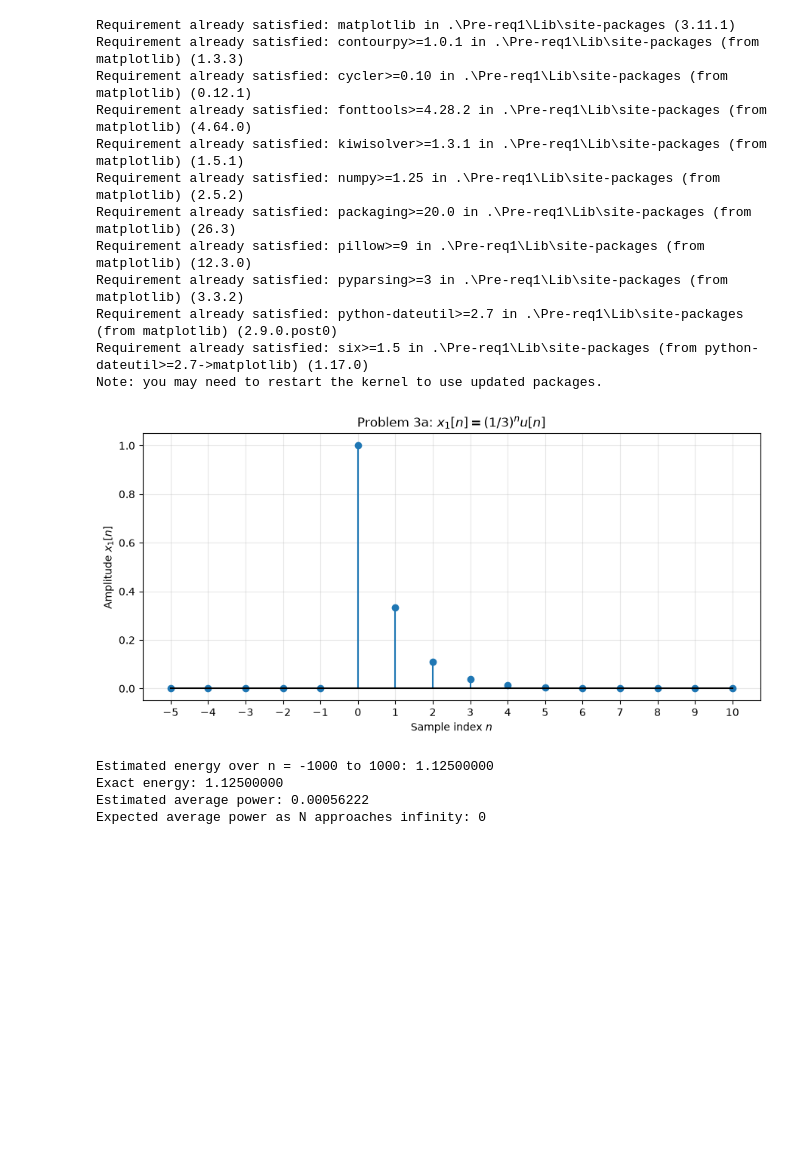
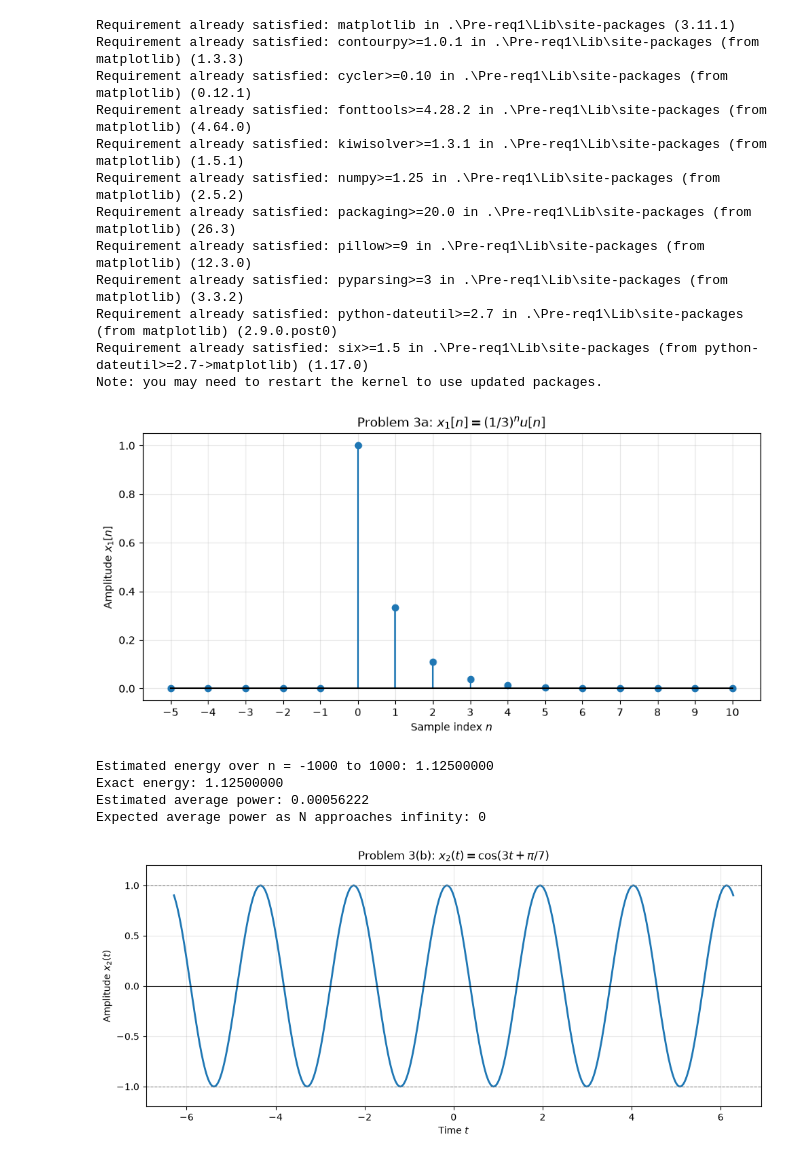
Before and after one commit to devtriplett81/Signals-and-Systems, a Jupyter notebook: Devaughn_Triplett_Preset1.ipynb, the cells around one changed output. Cells and saved outputs as stored; diff of their text form; code cells hidden in the pictures; blank space fills up the shorter version.

Commit message:
All graphs finished

```diff
--- a/Devaughn_Triplett_Preset1.ipynb
+++ b/Devaughn_Triplett_Preset1.ipynb
@@ -29,30 +29,122 @@ N = 1000
 n_test = np.arange(-N,N+1)
 x1_test = np.zeros_like(n_test, dtype=float)
 nonnegative_test = n_test >= 0
 x1_test[nonnegative_test] = (1/3)**n_test[nonnegative_test].astype(float)
 
 energy_x1 = np.sum(np.abs(x1_test)**2)
 power_x1 = energy_x1 / (2 * N + 1)
 
 print(f"Estimated energy over n = {-N} to {N}: {energy_x1:.8f}")
 print(f"Exact energy: {9/8:.8f}")
 print(f"Estimated average power: {power_x1:.8f}")
 print("Expected average power as N approaches infinity: 0")
+
+import numpy as np
+import matplotlib.pyplot as plt
+
+# x2(t) = cos(3t + pi/7)
+
+# Values for plotting
+t_plot = np.linspace(-2 * np.pi, 2 * np.pi, 3000)
+x2_plot = np.cos(3 * t_plot + np.pi / 7)
+
+# continuous-time signal
+plt.figure(figsize=(10, 4.5))
+plt.plot(t_plot, x2_plot, linewidth=2)
+plt.axhline(0, color="black", linewidth=0.8)
+plt.axhline(1, color="gray", linestyle="--", linewidth=0.8)
+plt.axhline(-1, color="gray", linestyle="--", linewidth=0.8)
+
+plt.title(r"Problem 3(b): $x_2(t)=\cos(3t+\pi/7)$")
+plt.xlabel(r"Time $t$")
+plt.ylabel(r"Amplitude $x_2(t)$")
+plt.ylim(-1.2, 1.2)
+plt.grid(True, alpha=0.3)
+plt.tight_layout()
+plt.show()
+
+# confirm that energy increases without bound
+# while average power approaches 1/2
+dt = 0.001
+
+print("Window half-width T | Energy on [-T,T] | Average power")
+
+for T in [10, 50, 200]:
+    t_test = np.arange(-T, T, dt)
+    x2_test = np.cos(3 * t_test + np.pi / 7)
+
+    energy_x2 = np.sum(np.abs(x2_test) ** 2) * dt
+    power_x2 = energy_x2 / (2 * T)
+
+    print(f"{T:19d} | {energy_x2:16.6f} | {power_x2:.6f}")
+
+print("Energy keeps increasing as T increases, so E_infinity = infinity.")
+print("Average power approaches 0.5.")
+
+# x3[n] = sin(pi*n/3 + pi/10)
+
+# Values for plotting
+n_plot = np.arange(-6, 19)
+x3_plot = np.sin(np.pi * n_plot / 3 + np.pi / 10)
+
+# Plot discrete-time signal
+plt.figure(figsize=(10, 4.5))
+plt.stem(n_plot, x3_plot, basefmt="k-")
+plt.axhline(1, color="gray", linestyle="--", linewidth=0.8)
+plt.axhline(-1, color="gray", linestyle="--", linewidth=0.8)
+
+plt.title(r"Problem 3(c): $x_3[n]=\sin(\pi n/3+\pi/10)$")
+plt.xlabel(r"Sample index $n$")
+plt.ylabel(r"Amplitude $x_3[n]$")
+plt.xticks(n_plot)
+plt.ylim(-1.2, 1.2)
+plt.grid(True, alpha=0.3)
+plt.tight_layout()
+plt.show()
+
+# Confirm fundamental period N0 = 6
+n_check = np.arange(-20, 21)
+
+x3_now = np.sin(np.pi * n_check / 3 + np.pi / 10)
+x3_shifted = np.sin(np.pi * (n_check + 6) / 3 + np.pi / 10)
+
+period_six_verified = np.allclose(x3_now, x3_shifted)
+
+# Calculate energy and power over one period
+n_period = np.arange(0, 6)
+x3_period = np.sin(np.pi * n_period / 3 + np.pi / 10)
+
+energy_one_period = np.sum(np.abs(x3_period) ** 2)
+power_x3 = energy_one_period / 6
+
+print(f"Does x3[n + 6] equal x3[n]? {period_six_verified}")
+print(f"Energy in one period: {energy_one_period:.8f}")
+print(f"Average power: {power_x3:.8f}")
+
+# Show that total energy increases without bound
+print("\nNumber of periods | Energy over those periods")
+
+for number_of_periods in [1, 5, 20, 100]:
+    total_energy = number_of_periods * energy_one_period
+    print(f"{number_of_periods:17d} | {total_energy:.6f}")
+
+print("Energy grows without bound, so E_infinity = infinity.")
 # %% [output]
 Requirement already satisfied: matplotlib in .\Pre-req1\Lib\site-packages (3.11.1)
 Requirement already satisfied: contourpy>=1.0.1 in .\Pre-req1\Lib\site-packages (from matplotlib) (1.3.3)
 Requirement already satisfied: cycler>=0.10 in .\Pre-req1\Lib\site-packages (from matplotlib) (0.12.1)
 Requirement already satisfied: fonttools>=4.28.2 in .\Pre-req1\Lib\site-packages (from matplotlib) (4.64.0)
 Requirement already satisfied: kiwisolver>=1.3.1 in .\Pre-req1\Lib\site-packages (from matplotlib) (1.5.1)
 Requirement already satisfied: numpy>=1.25 in .\Pre-req1\Lib\site-packages (from matplotlib) (2.5.2)
 Requirement already satisfied: packaging>=20.0 in .\Pre-req1\Lib\site-packages (from matplotlib) (26.3)
 Requirement already satisfied: pillow>=9 in .\Pre-req1\Lib\site-packages (from matplotlib) (12.3.0)
 Requirement already satisfied: pyparsing>=3 in .\Pre-req1\Lib\site-packages (from matplotlib) (3.3.2)
 Requirement already satisfied: python-dateutil>=2.7 in .\Pre-req1\Lib\site-packages (from matplotlib) (2.9.0.post0)
 Requirement already satisfied: six>=1.5 in .\Pre-req1\Lib\site-packages (from python-dateutil>=2.7->matplotlib) (1.17.0)
 Note: you may need to restart the kernel to use updated packages.
 [figure]
 Estimated energy over n = -1000 to 1000: 1.12500000
 Exact energy: 1.12500000
 Estimated average power: 0.00056222
 Expected average power as N approaches infinity: 0
+[figure, added]
```
Also changed, not shown: parts of 1 cell of this notebook.
